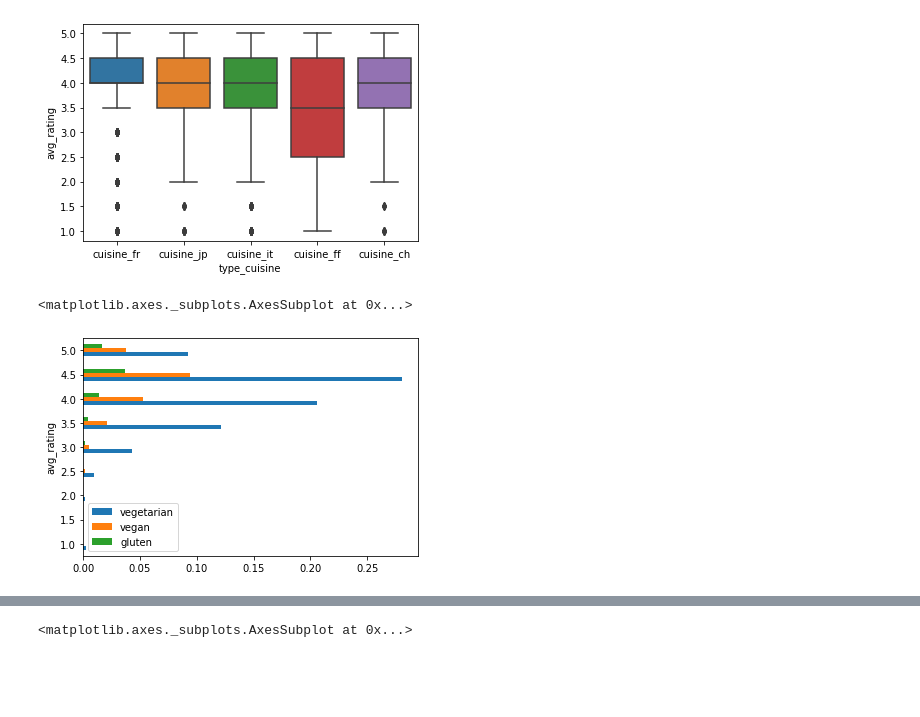
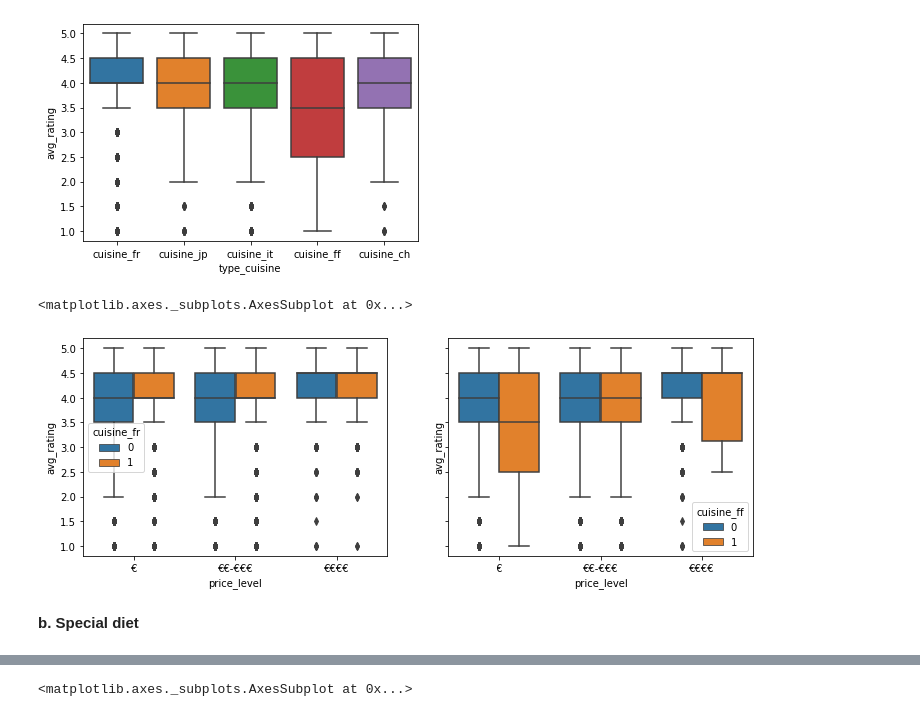
Before and after one commit to Julielebousse/tripadvisor_rating, a Jupyter notebook: Project2_Tripadvisor.ipynb, the cells around one changed output, grey strips where cells are left out. Cells and saved outputs as stored; diff of their text form; code cells hidden in the pictures; blank space fills up the shorter version.

```diff
--- a/Project2_Tripadvisor.ipynb
+++ b/Project2_Tripadvisor.ipynb
@@ -172,9 +140,21 @@ sns.boxplot(data=rest_cuisine,
 # %% [output]
 <matplotlib.axes._subplots.AxesSubplot at 0x...>
 [figure]
-# %%
-rest_regime = restaurant.groupby(by= ['avg_rating'])['vegetarian', 'vegan', 'gluten'].mean()
-rest_regime.plot.barh()
-# %% [output]
-<matplotlib.axes._subplots.AxesSubplot at 0x...>
-[figure, removed]
+# %%
+# focus on cuisine_fr and cuisine_ff with different price ranges
+fig, axes = plt.subplots(1, 2, figsize=(12,4), sharey=True)
+sns.boxplot(data=restaurant,
+            x = 'price_level',
+            y = 'avg_rating',
+            hue = 'cuisine_ff',
+            ax=axes[1])
+sns.boxplot(data=restaurant,
+            x = 'price_level',
+            y = 'avg_rating',
+            hue = 'cuisine_fr',
+            ax=axes[0])
+# %% [output]
+<matplotlib.axes._subplots.AxesSubplot at 0x...>
+[figure, added]
+# %% [markdown]
+**b. Special diet**
```
Also changed, not shown: parts of 32 cells of this notebook.
